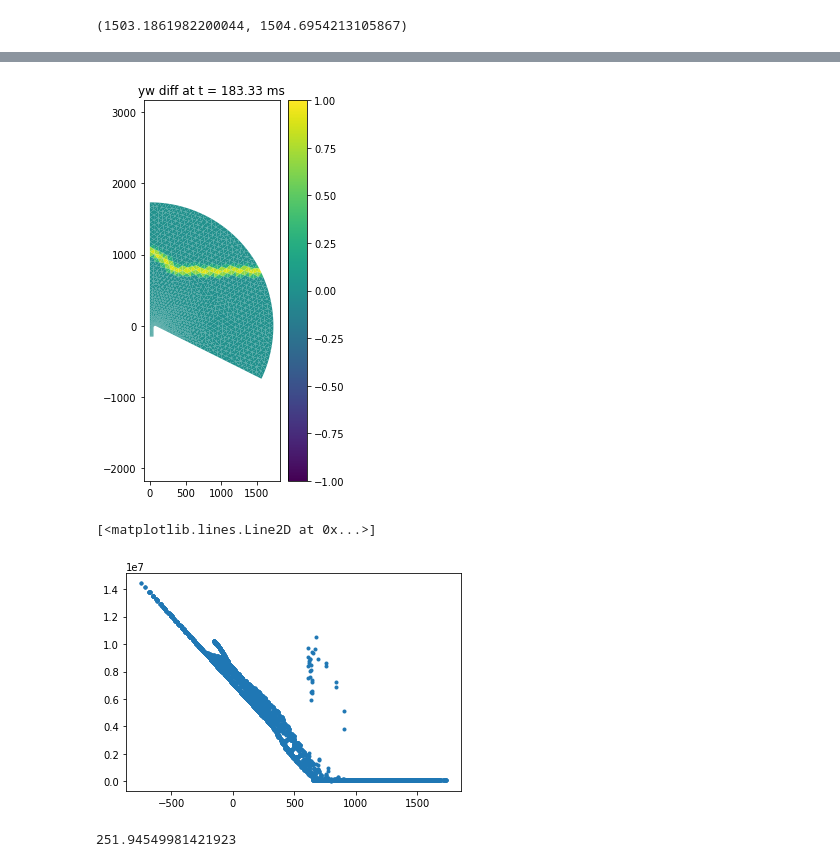
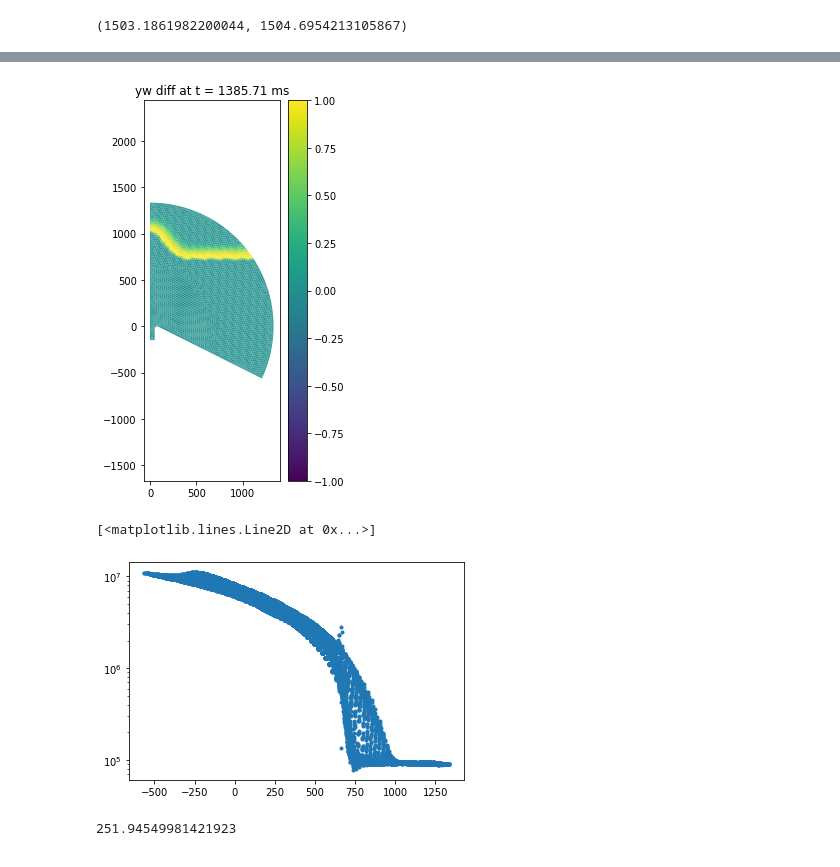
Before and after one commit to fredriclam/quail_volcano, a Jupyter notebook: scenarios/submarine/submarine_inspector_2.ipynb, the cells around one changed output, grey strips where cells are left out. Cells and saved outputs as stored; diff of their text form; code cells hidden in the pictures.

Commit message:
Add water features

```diff
--- a/scenarios/submarine/submarine_inspector_2.ipynb
+++ b/scenarios/submarine/submarine_inspector_2.ipynb
@@ -88,9 +88,13 @@ solver_from_multi = lambda domidx, i: readwritedatafiles.read_data_file(
   # triplepoint clipping in mix_soundspeed
 # WLMA10 range: 0 to 480+
 solver_from_multi = lambda domidx, i: readwritedatafiles.read_data_file(
-  f"submarine_proto_WLMA11_atm{domidx}_{i}.pkl") # AV=0.3, +low-water limit: dt=1/700 +uplift, +PPL_energy, +AV y_w x 1.5 strength,
+  f"submarine_proto_WLMA11_atm{domidx}_{i}.pkl") # AV=0.5/1.0, +low-water limit: dt=1/1400 +uplift, +PPL_energy, +AV y_w x 1.5 strength,
   # triplepoint clipping in mix_soundspeed, CARTESIAN, triplepoint clipping in main conservative..._bn, new mesh
-
+solver_from_multi = lambda domidx, i: readwritedatafiles.read_data_file(
+  f"submarine_proto_WLMA12_atm{domidx}_{i}.pkl") # AV=0.3, +low-water limit: dt=1/700 +uplift, +PPL_energy, +AV y_w x 1.5 strength,
+  # triplepoint clipping in mix_soundspeed, CARTESIAN, triplepoint clipping in main conservative..._bn, new mesh, pseudo-solubility
+solver_from_multi = lambda domidx, i: readwritedatafiles.read_data_file(
+  f"lavalake1_atm{domidx}_{i}.pkl") # Lava lake derived from WLMA12 settings
 
 # Initial condition state
 physics0 = solver_from_multi(1,0).physics
@@ -212,7 +217,7 @@ yw0 = yw
 ''' Compute substates from solver file '''
 # solver = solver_from(100)
 
-time_idx = 2 #50 #40
+time_idx = 658 #12 #50 #40
 
 domain_read_list = [1, 2]
 
@@ -501,12 +934,12 @@ sm = plt.cm.ScalarMappable(
 cb = plt.colorbar(sm)
 tl = plt.title(f"yw diff at t = {1e3*t:.2f} ms")
 # %% [output]
-[figure, old version]
+[figure, new version]
 # %%
-plt.plot(x[...,1].ravel(), p.ravel(), '.')
+plt.semilogy(x[...,1].ravel(), p.ravel(), '.')
 # %% [output]
 [<matplotlib.lines.Line2D at 0x...>]
-[figure, old version]
+[figure, new version]
 # %%
 T.min()
 # %% [output]
```
Also changed, not shown: parts of 48 cells of this notebook, 10 other files.
